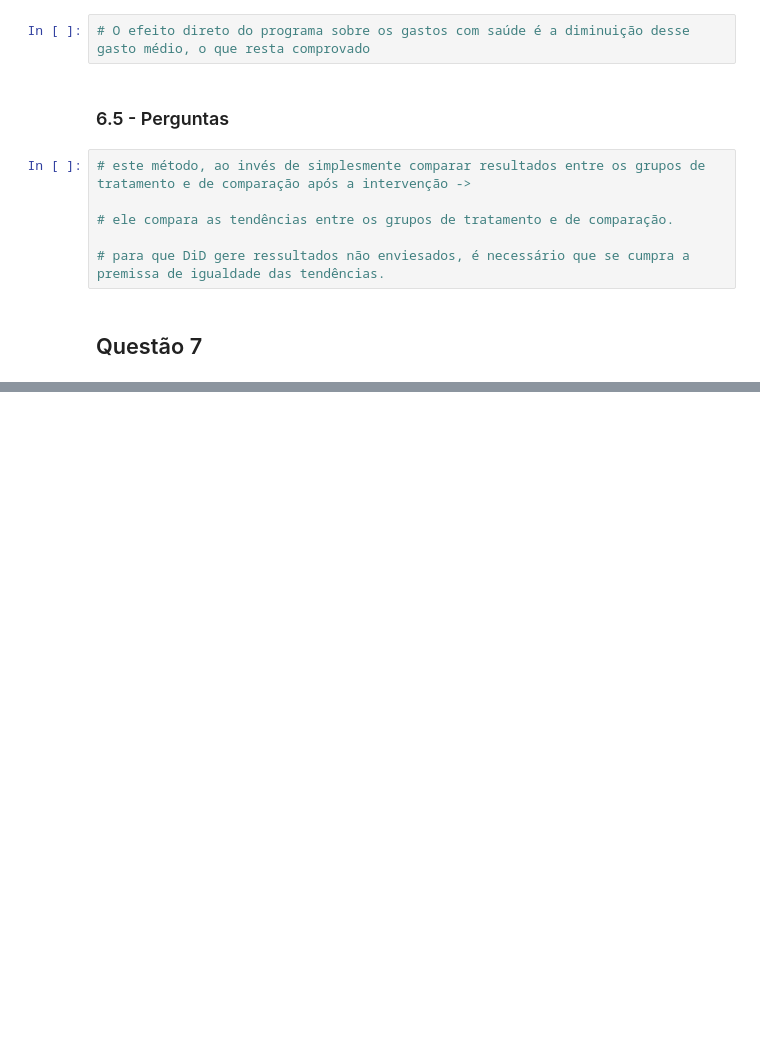
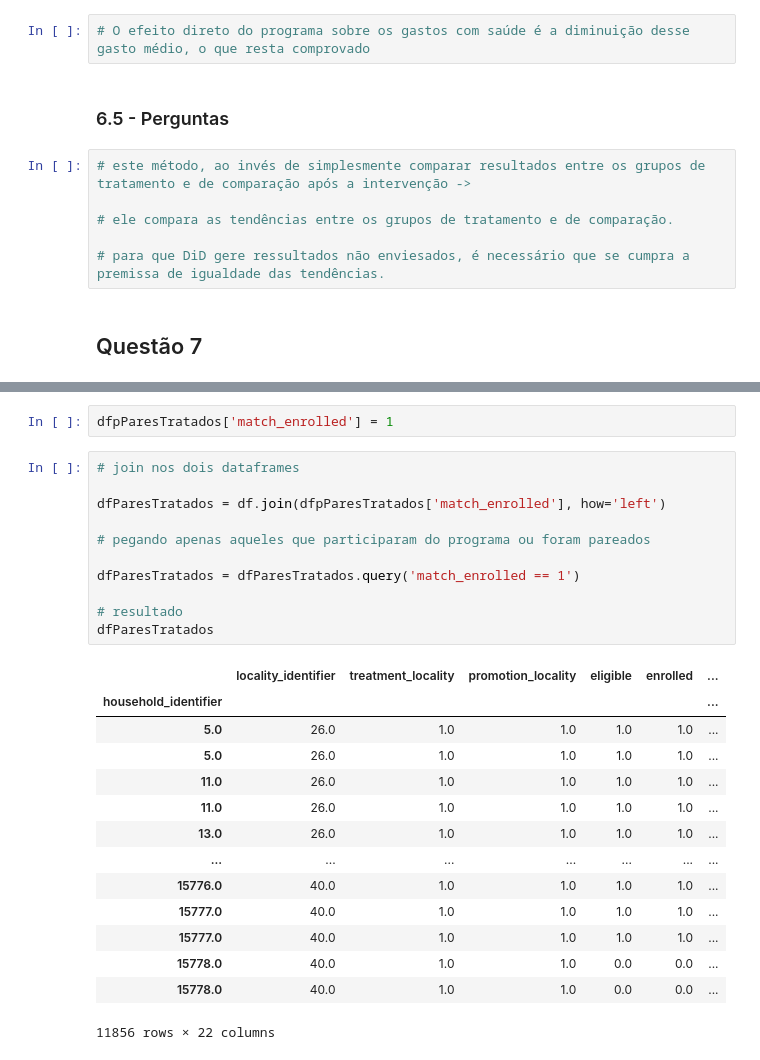
Before and after one commit to Pugianf/Big_Data_and_Public_Sector_II, a Jupyter notebook: Trabalho_Final_Big_Data_e_Setor_Público_II.ipynb, the cells around one changed output, grey strips where cells are left out. Cells and saved outputs as stored; diff of their text form; blank space fills up the shorter version.

```diff
--- a/Trabalho_Final_Big_Data_e_Setor_Público_II.ipynb
+++ b/Trabalho_Final_Big_Data_e_Setor_Público_II.ipynb
@@ -1170,0 +1452,28 @@ Notes:
+# %%
+dfpParesTratados['match_enrolled'] = 1
+# %%
+# join nos dois dataframes
+
+dfParesTratados = df.join(dfpParesTratados['match_enrolled'], how='left')
+
+# pegando apenas aqueles que participaram do programa ou foram pareados
+
+dfParesTratados = dfParesTratados.query('match_enrolled == 1')
+
+# resultado
+dfParesTratados
+# %% [output]
+|  | locality_identifier | treatment_locality | promotion_locality | eligible | enrolled | ... |
+| household_identifier |  |  |  |  |  | ... |
+| 5.0 | 26.0 | 1.0 | 1.0 | 1.0 | 1.0 | ... |
+| 5.0 | 26.0 | 1.0 | 1.0 | 1.0 | 1.0 | ... |
+| 11.0 | 26.0 | 1.0 | 1.0 | 1.0 | 1.0 | ... |
+| 11.0 | 26.0 | 1.0 | 1.0 | 1.0 | 1.0 | ... |
+| 13.0 | 26.0 | 1.0 | 1.0 | 1.0 | 1.0 | ... |
+| ... | ... | ... | ... | ... | ... | ... |
+| 15776.0 | 40.0 | 1.0 | 1.0 | 1.0 | 1.0 | ... |
+| 15777.0 | 40.0 | 1.0 | 1.0 | 1.0 | 1.0 | ... |
+| 15777.0 | 40.0 | 1.0 | 1.0 | 1.0 | 1.0 | ... |
+| 15778.0 | 40.0 | 1.0 | 1.0 | 0.0 | 0.0 | ... |
+| 15778.0 | 40.0 | 1.0 | 1.0 | 0.0 | 0.0 | ... |
+11856 rows × 22 columns
```
Also changed, not shown: parts of 27 cells of this notebook.
